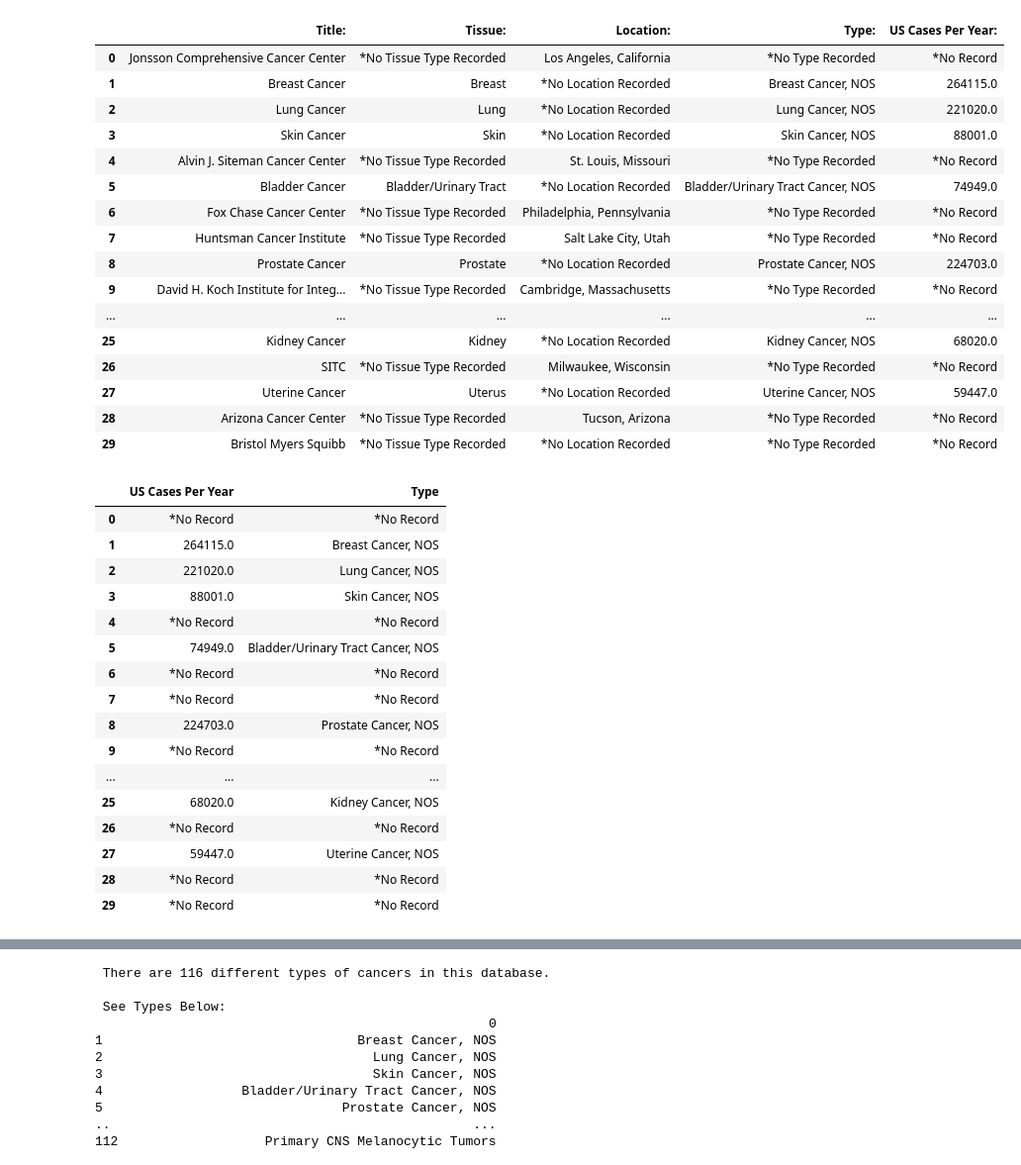
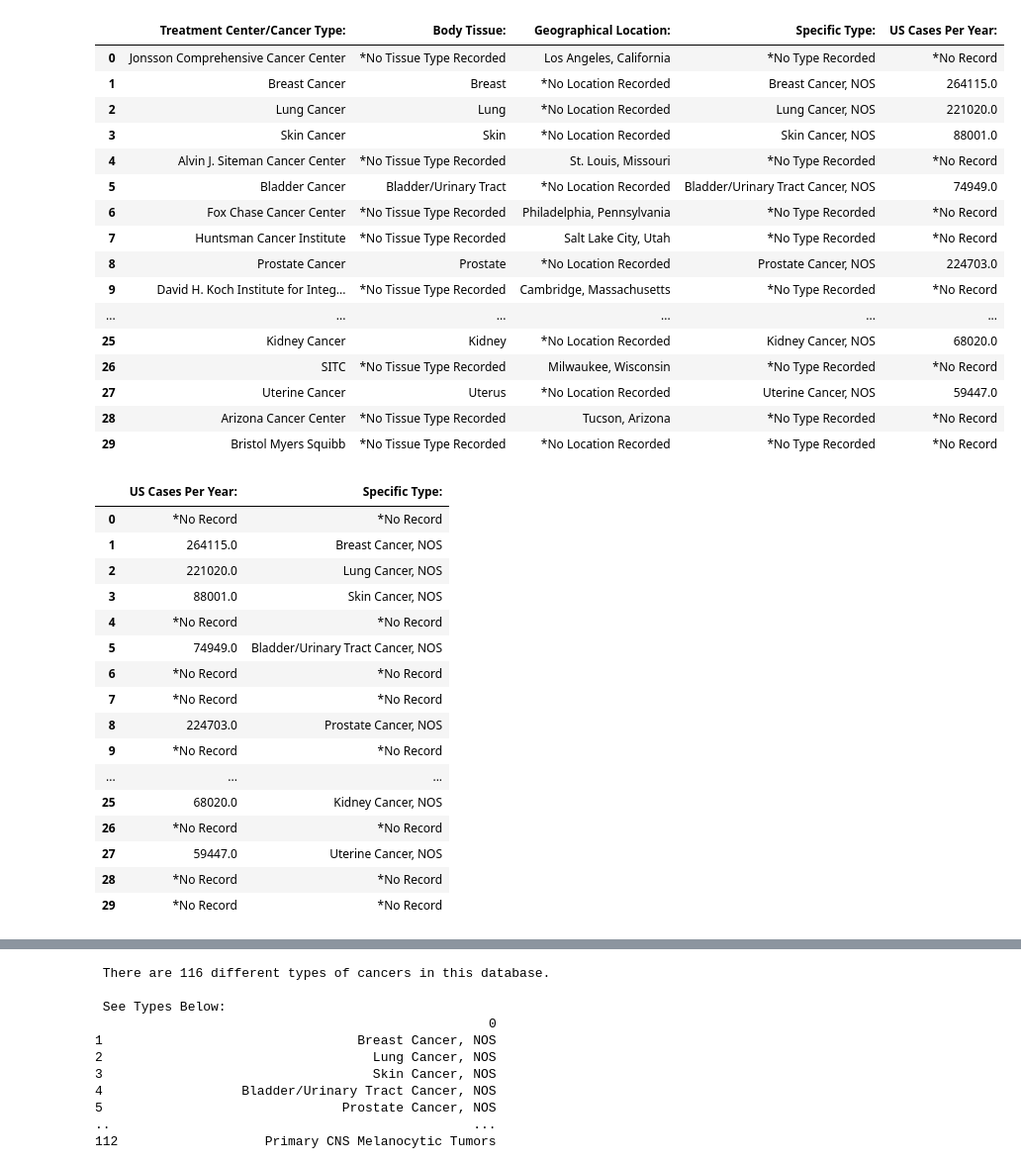
Before and after one commit to blwishom/etav_project, a Jupyter notebook: etav.ipynb, the cells around one changed output, grey strips where cells are left out. Shown: that part at 99% size. Saved outputs shown, nothing was run; the diff lists cells and outputs as text; code cells hidden in the pictures.

```diff
--- a/etav.ipynb
+++ b/etav.ipynb
@@ -9,29 +9,29 @@ cancerdb = pd.read_csv('/home/blair/cognixia/kaggle_cancerdb.csv')
 # %%
 # DATA FRAME DISPLAYING TITLE, TISSUE, LOCATION, TYPE, and US CASES PER YEAR
 '''
 This data frame display extracts specified columns (title, tissue, geographic location, type of cancer,
-and cases recorded per year in the USA) of data from a cancer research database. The "Title" column names
-one of two things, the treatment center or the type of cancer. The "Tissue" column refers to the tissue within
-the body that is affected by the cancer. The "Location" column exhibits the geographic location of where the cancer
-center is located (note the missing locations also have an unspecified treatment center). The "Type" column
+and cases recorded per year in the USA) of data from a cancer research database. The "Treatment Center/Caner Type" column names
+one of two things, the treatment center or the type of cancer. The "Body Tissue" column refers to the tissue within
+the body that is affected by the cancer. The "Geographical Location" column exhibits the geographic location of where the cancer
+center is located (note the missing locations also have an unspecified treatment center). The "Specific Type" column
 represents the type of cancer that was recorded. Lastly, the "US Cases Per Year" column displays the amount of cases
 recorded in the U.S. per year for a specified type of cancer.
 
 '''
 
 # created data frame and used fillna() method to replace NaN values in each column
 cancerDataFrame = pd.DataFrame({
-    'Title:': cancerdb['title'][:30].fillna('*No Title Recorded'),
-    'Tissue:': cancerdb['tissue'][:30].fillna('*No Tissue Type Recorded'),
-    'Location:': cancerdb['city'][:30].fillna('*No Location Recorded'),
-    'Type:': cancerdb['mainType'][:30].fillna('*No Type Recorded'),
+    'Treatment Center/Cancer Type:': cancerdb['title'][:30].fillna('*No Title Recorded'),
+    'Body Tissue:': cancerdb['tissue'][:30].fillna('*No Tissue Type Recorded'),
+    'Geographical Location:': cancerdb['city'][:30].fillna('*No Location Recorded'),
+    'Specific Type:': cancerdb['mainType'][:30].fillna('*No Type Recorded'),
     'US Cases Per Year:': cancerdb['uscsCasesPerYear'][:30].fillna('*No Record')
 
 })
 
 cancerDataFrame
 # %% [output]
-|  | Title: | Tissue: | Location: | Type: | US Cases Per Year: |
+|  | Treatment Center/Cancer Type: | Body Tissue: | Geographical Location: | Specific Type: | US Cases Per Year: |
 | 0 | Jonsson Comprehensive Cancer Center | *No Tissue Type Recorded | Los Angeles, California | *No Type Recorded | *No Record |
 | 1 | Breast Cancer | Breast | *No Location Recorded | Breast Cancer, NOS | 264115.0 |
 | 2 | Lung Cancer | Lung | *No Location Recorded | Lung Cancer, NOS | 221020.0 |
@@ -62,10 +62,10 @@ usCases_mainType = pd.DataFrame(cancerdb, columns=['uscsCasesPerYear', 'mainType
 mostCases = usCases_mainType[:30].fillna('*No Record')
 
 # used rename method to rename the columns
-mostCases.rename(columns={'uscsCasesPerYear': 'US Cases Per Year', 'mainType': 'Type'}, inplace=True)
+mostCases.rename(columns={'uscsCasesPerYear': 'US Cases Per Year:', 'mainType': 'Specific Type:'}, inplace=True)
 mostCases
 # %% [output]
-|  | US Cases Per Year | Type |
+|  | US Cases Per Year: | Specific Type: |
 | 0 | *No Record | *No Record |
 | 1 | 264115.0 | Breast Cancer, NOS |
 | 2 | 221020.0 | Lung Cancer, NOS |
```
Also changed, not shown: parts of 2 cells of this notebook.
